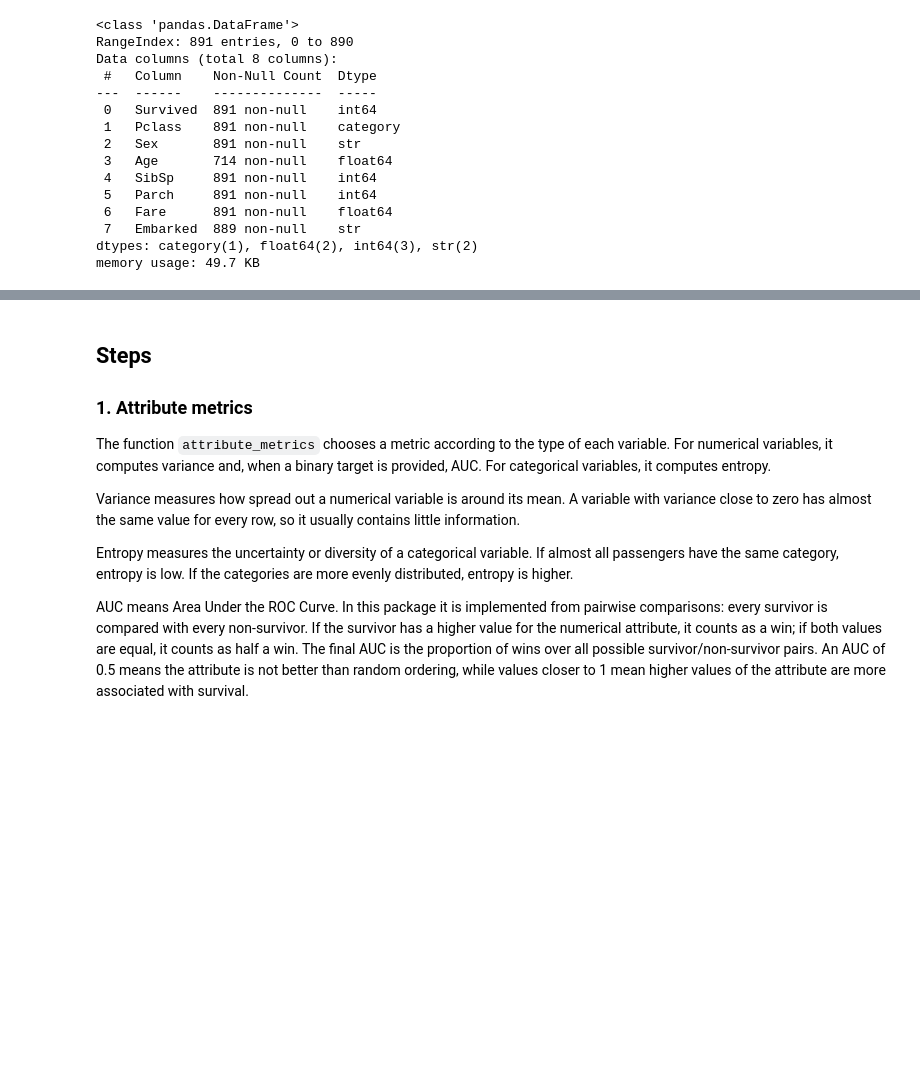
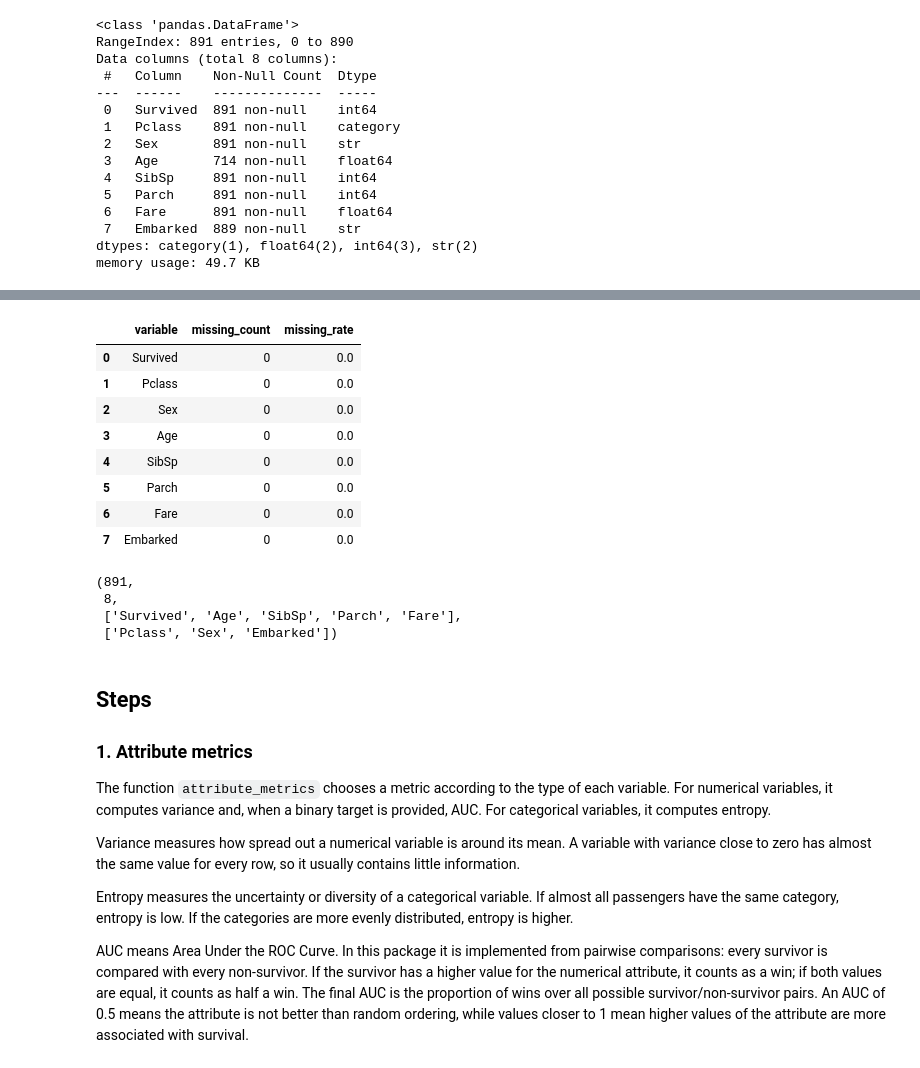
Before and after one commit to abarrenap/sme-dataprep-python, a Jupyter notebook: usage_examples.ipynb, the cells around one changed output, grey strips where cells are left out. Cells and saved outputs as stored; diff of their text form; code cells hidden in the pictures; blank space fills up the shorter version.

Commit message:
Add dataset management utilities

```diff
--- a/usage_examples.ipynb
+++ b/usage_examples.ipynb
@@ -105,3 +139,24 @@ memory usage: 49.7 KB
+# %%
+imputed_data = impute_missing_values(analysis_data, strategy="auto")
+missing_value_report(imputed_data)
+# %% [output]
+|  | variable | missing_count | missing_rate |
+| 0 | Survived | 0 | 0.0 |
+| 1 | Pclass | 0 | 0.0 |
+| 2 | Sex | 0 | 0.0 |
+| 3 | Age | 0 | 0.0 |
+| 4 | SibSp | 0 | 0.0 |
+| 5 | Parch | 0 | 0.0 |
+| 6 | Fare | 0 | 0.0 |
+| 7 | Embarked | 0 | 0.0 |
+# %%
+summary = dataset_summary(analysis_data)
+summary["n_rows"], summary["n_columns"], summary["numerical_columns"], summary["categorical_columns"]
+# %% [output]
+(891,
+ 8,
+ ['Survived', 'Age', 'SibSp', 'Parch', 'Fare'],
+ ['Pclass', 'Sex', 'Embarked'])
 # %% [markdown]
 ## Steps
 
```
Also changed, not shown: parts of 9 cells of this notebook, 4 other files.
